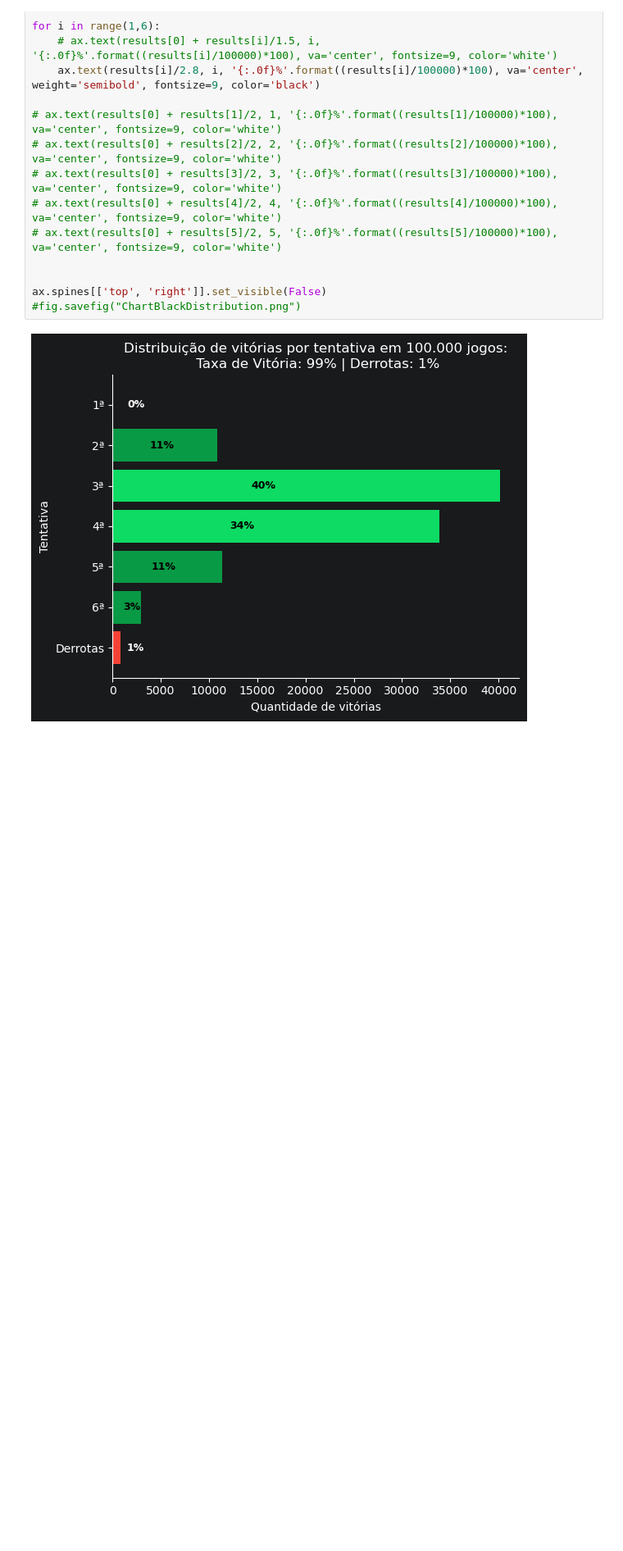
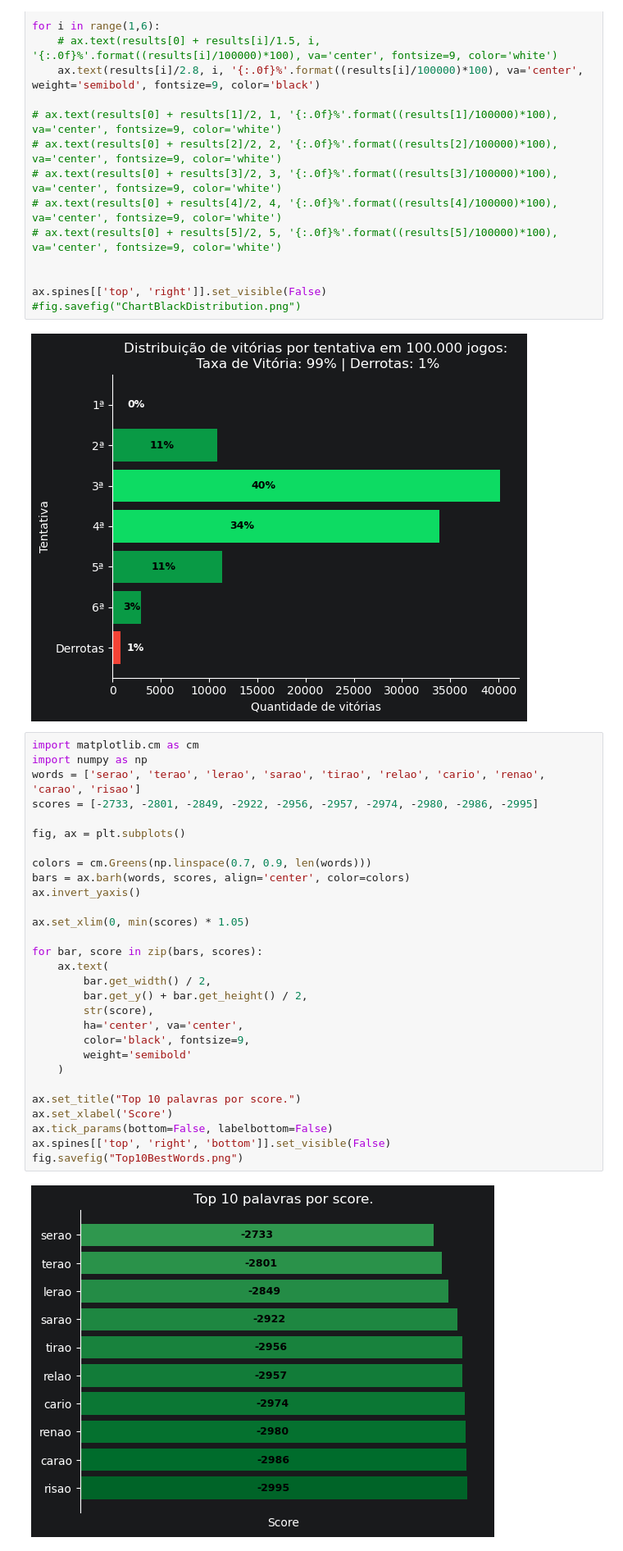
Before and after one commit to joaoprbrasil/Termo-Solver, a Jupyter notebook: notebooks/analytics.ipynb, the cells around one changed output. Shown at 82% size. Cells and saved outputs as stored; diff of their text form; blank space fills up the shorter version.

Commit message:
add: best and worst words

```diff
--- a/notebooks/analytics.ipynb
+++ b/notebooks/analytics.ipynb
@@ -247,3 +249,34 @@ ax.spines[['top', 'right']].set_visible(False)
 #fig.savefig("ChartBlackDistribution.png")
 # %% [output]
 [figure]
+# %%
+import matplotlib.cm as cm
+import numpy as np
+words = ['serao', 'terao', 'lerao', 'sarao', 'tirao', 'relao', 'cario', 'renao', 'carao', 'risao']
+scores = [-2733, -2801, -2849, -2922, -2956, -2957, -2974, -2980, -2986, -2995]
+
+fig, ax = plt.subplots()
+
+colors = cm.Greens(np.linspace(0.7, 0.9, len(words)))
+bars = ax.barh(words, scores, align='center', color=colors)
+ax.invert_yaxis()
+
+ax.set_xlim(0, min(scores) * 1.05)
+
+for bar, score in zip(bars, scores):
+    ax.text(
+        bar.get_width() / 2,
+        bar.get_y() + bar.get_height() / 2,
+        str(score),
+        ha='center', va='center',
+        color='black', fontsize=9,
+        weight='semibold'
+    )
+
+ax.set_title("Top 10 palavras por score.")
+ax.set_xlabel('Score')
+ax.tick_params(bottom=False, labelbottom=False)
+ax.spines[['top', 'right', 'bottom']].set_visible(False)
+fig.savefig("Top10BestWords.png")
+# %% [output]
+[figure, added]
```
Also changed, not shown: parts of 2 cells of this notebook, 4 other files.
